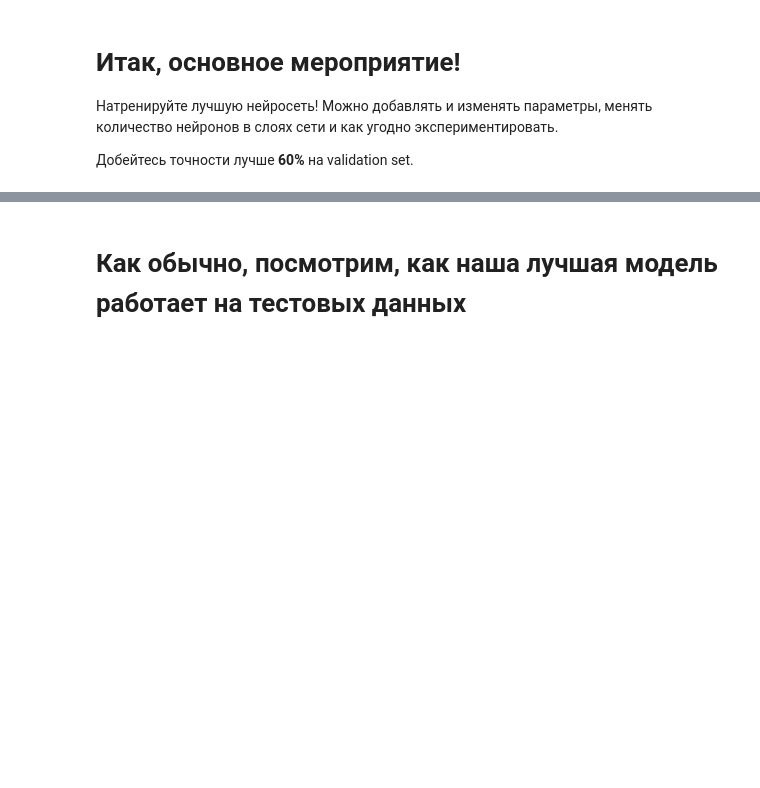
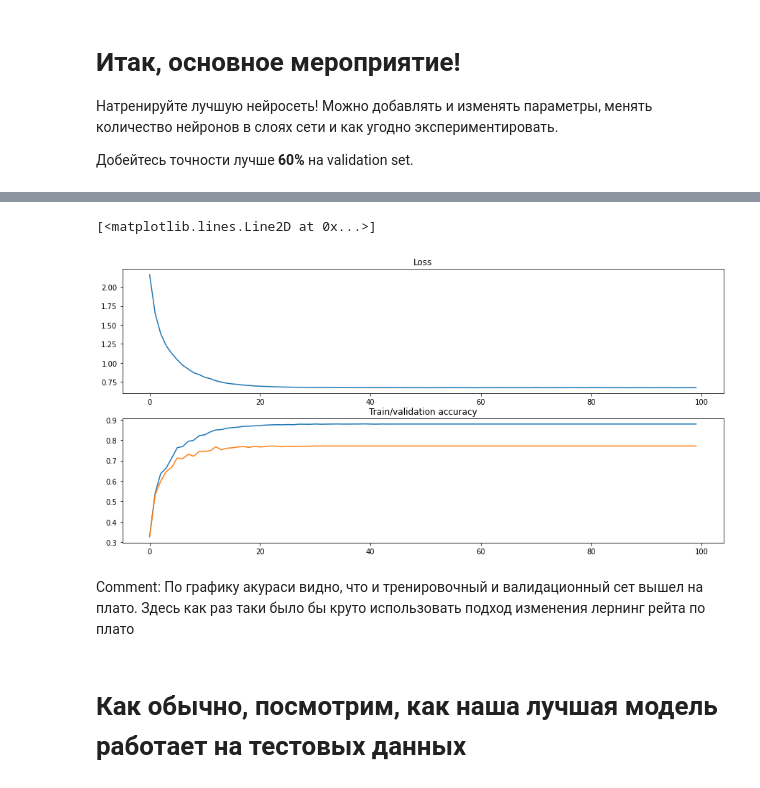
Before and after one commit to lenaNzrva/dlcourse_ai, a Jupyter notebook: assignments/as2_in_progress/Neural Network.ipynb, the cells around one changed output, grey strips where cells are left out. Saved outputs shown, nothing was run; the diff lists cells and outputs as text; code cells hidden in the pictures; blank space fills up the shorter version.

```diff
--- a/assignments/as2_in_progress/Neural Network.ipynb
+++ b/assignments/as2_in_progress/Neural Network.ipynb
@@ -297,12 +407,17 @@ for l_r in tqdm(learning_rates):
 # %%
 plt.figure(figsize=(15, 7))
 plt.subplot(211)
 plt.title("Loss")
-plt.plot(loss_history)
+plt.plot(best_loss_history)
 plt.subplot(212)
 plt.title("Train/validation accuracy")
-plt.plot(train_history)
-plt.plot(val_history)
+plt.plot(best_train_history)
+plt.plot(best_val_history)
+# %% [output]
+[<matplotlib.lines.Line2D at 0x...>]
+[figure, added]
+# %% [markdown]
+Comment: По графику акураси видно, что и тренировочный и валидационный сет вышел на плато. Здесь как раз таки было бы круто использовать подход изменения лернинг рейта по плато
 # %% [markdown]
 # Как обычно, посмотрим, как наша лучшая модель работает на тестовых данных
 # %%
```
Also changed, not shown: parts of 8 cells of this notebook.
